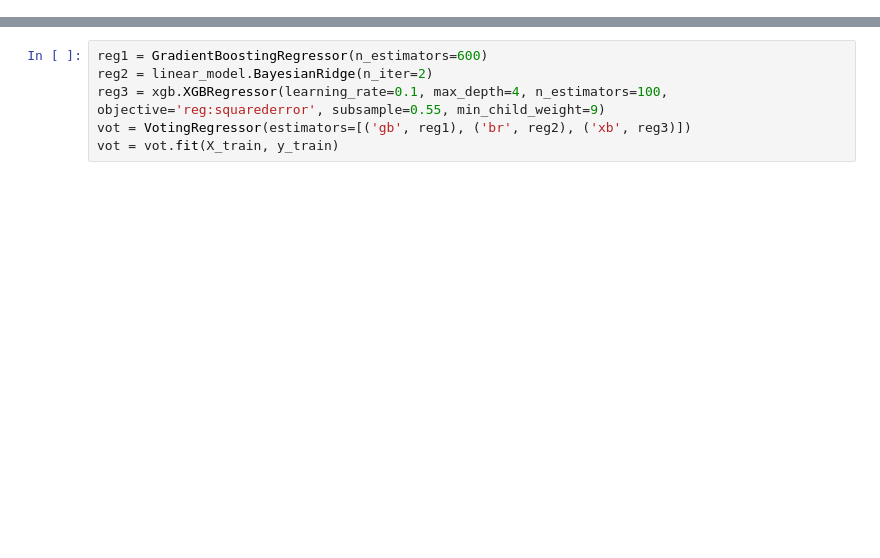
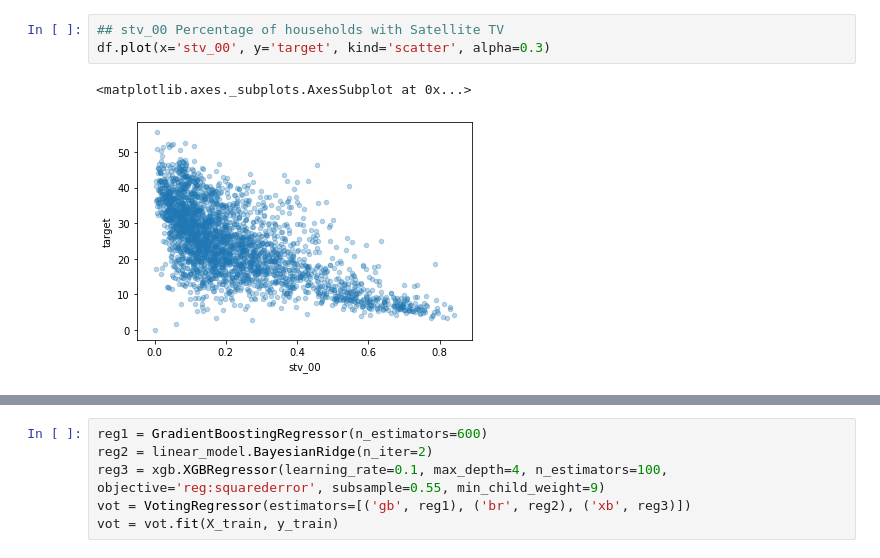
Before and after one commit to bluefrog1/datascience, a Jupyter notebook: women-headed_households.ipynb, the cells around one changed output, grey strips where cells are left out. Drawn from its saved outputs; the diff is of its cells as text; blank space fills up the shorter version.

```diff
--- a/women-headed_households.ipynb
+++ b/women-headed_households.ipynb
@@ -103,0 +114,6 @@ X_train, X_test, y_train, y_test = train_test_split(X, y, random_state=750, stra
+# %%
+## stv_00 Percentage of households with Satellite TV
+df.plot(x='stv_00', y='target', kind='scatter', alpha=0.3)
+# %% [output]
+<matplotlib.axes._subplots.AxesSubplot at 0x...>
+[figure, added]
```
Also changed, not shown: parts of 50 cells of this notebook.
